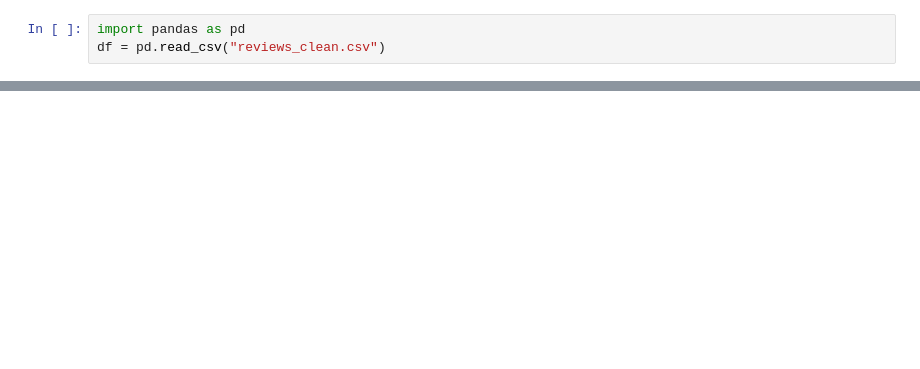
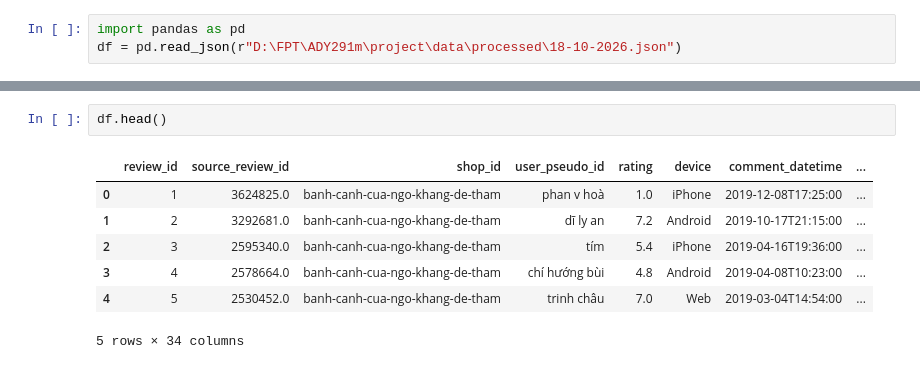
Before and after one commit to nguyenhm23-code/ADY201m_Group4_Sentiment-Analysis, a Jupyter notebook: notebooks/1_Exploration.ipynb, the cells around one changed output, grey strips where cells are left out. Drawn from its saved outputs; the diff is of its cells as text; blank space fills up the shorter version.

```diff
--- a/notebooks/1_Exploration.ipynb
+++ b/notebooks/1_Exploration.ipynb
@@ -1,3 +1,3 @@
 # %%
 import pandas as pd
-df = pd.read_csv("reviews_clean.csv")
+df = pd.read_json(r"D:\FPT\ADY291m\project\data\processed\18-10-2026.json")
@@ -7,0 +24,10 @@ df.info()
+# %%
+df.head()
+# %% [output]
+|  | review_id | source_review_id | shop_id | user_pseudo_id | rating | device | comment_datetime | ... |
+| 0 | 1 | 3624825.0 | banh-canh-cua-ngo-khang-de-tham | phan v hoà | 1.0 | iPhone | 2019-12-08T17:25:00 | ... |
+| 1 | 2 | 3292681.0 | banh-canh-cua-ngo-khang-de-tham | dĩ ly an | 7.2 | Android | 2019-10-17T21:15:00 | ... |
+| 2 | 3 | 2595340.0 | banh-canh-cua-ngo-khang-de-tham | tím | 5.4 | iPhone | 2019-04-16T19:36:00 | ... |
+| 3 | 4 | 2578664.0 | banh-canh-cua-ngo-khang-de-tham | chí hướng bùi | 4.8 | Android | 2019-04-08T10:23:00 | ... |
+| 4 | 5 | 2530452.0 | banh-canh-cua-ngo-khang-de-tham | trinh châu | 7.0 | Web | 2019-03-04T14:54:00 | ... |
+5 rows × 34 columns
```
Also changed, not shown: parts of 9 cells of this notebook, 31 other files.
